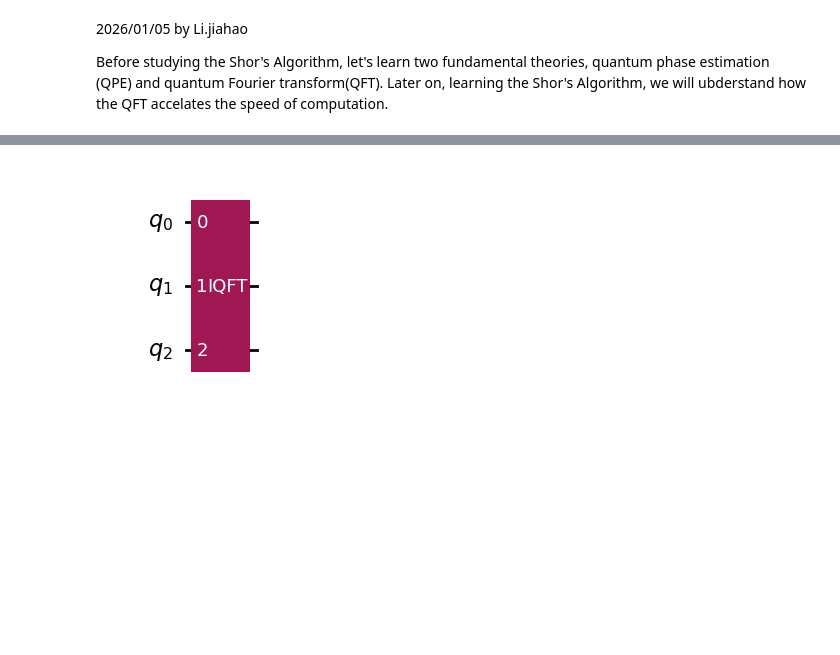
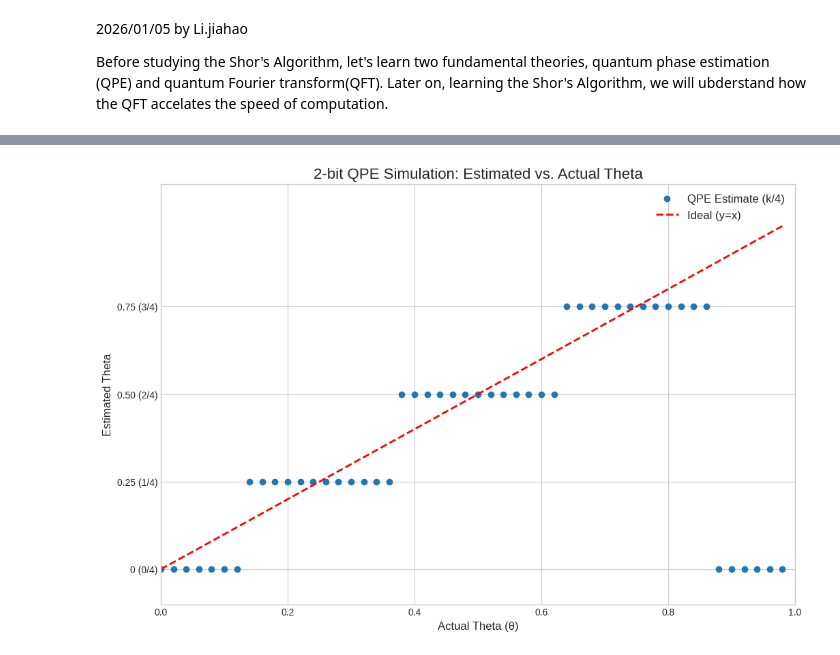
Before and after one commit to Vaguesunrain/MyQuantumLearn, a Jupyter notebook: NoteBook/AlgorithmsLearn/phaseEstimationAndQFT.ipynb, the cells around one changed output, grey strips where cells are left out. Saved outputs shown, nothing was run; the diff lists cells and outputs as text; code cells hidden in the pictures; blank space fills up the shorter version.

```diff
--- a/NoteBook/AlgorithmsLearn/phaseEstimationAndQFT.ipynb
+++ b/NoteBook/AlgorithmsLearn/phaseEstimationAndQFT.ipynb
@@ -87,66 +87,70 @@ $$
 $$
 Now, the information of phase is hidden in these states and we need a method to extract it. The method is Inverse Quantum Fourier Transform (IQFT). As we noted, for a single qubit, the IQFT is just an H-gate. Becuase we haven't introduce the QFT in detail yet, I will use a python program to solve it.
 # %%
+
 import numpy as np
-from qiskit import QuantumCircuit
-from qiskit.circuit.library import QFT # This import is still correct
-from qiskit_aer import AerSimulator
-from qiskit.visualization import plot_histogram, array_to_latex
+import matplotlib.pyplot as plt
 from qiskit.quantum_info import Statevector
+from qiskit.circuit.library import QFTGate
 
-n_qubits = 3
+%matplotlib inline
+
+n_qubits = 2
 N = 2**n_qubits
-k = 5 #  θ = 5/N
 
+qft_gate = QFTGate(
+    num_qubits=n_qubits,
+)
+iqft_gate = qft_gate.inverse()
 
-psi_in_vector = np.zeros(N, dtype=complex)
-for j in range(N):
-    psi_in_vector[j] = (1/np.sqrt(N)) * np.exp(2j * np.pi * k * j / N)
+print("--- 2-Qubit IQFT Circuit ---")
+print(iqft_gate)
 
-print("--- initial state |ψ_in> ---")
-display(array_to_latex(psi_in_vector, prefix="|\\psi_{in}\\rangle = "))
+# theta range from 0 to 1 with step 0.02
+thetas = np.arange(0, 1, 0.02)
 
-# --- 3. 使用 Statevector.evolve() 直接计算最终状态 ---
-# a. 从我们的numpy向量创建一个Statevector对象
-initial_sv = Statevector(psi_in_vector)
+# store results
+actual_thetas = []
+estimated_thetas = []
 
-# b. 创建一个只包含IQFT操作的电路
-iqft_circ = QuantumCircuit(n_qubits, name="IQFT Circuit")
+for theta in thetas:
+    # construct the initial statevector
+    # 1/sqrt(N) * sum_{j=0}^{N-1} exp(2*pi*i*theta*j) |j>
+    j_values = np.arange(N)
+    amplitudes = (1/np.sqrt(N)) * np.exp(2 * np.pi * 1j * theta * j_values)
 
-# ############################# CHANGE HERE ##################################
-# Old way: iqft_circ.append(QFT(num_qubits=n_qubits, inverse=True), range(n_qubits))
-# New, correct way: Create a QFT gate, then get its inverse.
-iqft_gate = QFT(n_qubits, name='IQFT').inverse()
-iqft_circ.append(iqft_gate, range(n_qubits))
-# ############################################################################
+    initial_sv = Statevector(amplitudes)
 
-print("\n--- 用于演化的操作电路 ---")
-display(iqft_circ.draw('mpl'))
+    final_sv = initial_sv.evolve(iqft_gate)
+    # display(final_sv.draw('latex'))
+    # probabilities() returns the measurement probabilities for each basis state
+    probabilities = final_sv.probabilities()
 
-# c. 使用 .evolve() 方法将IQFT操作应用到我们的初始状态向量上
-final_sv = initial_sv.evolve(iqft_circ)
+    # np.argmax() get the index of the maximum value
+    most_probable_outcome = np.argmax(probabilities)
 
-print("\n--- IQFT后的最终状态向量 |ψ_out> (通过直接计算得到) ---")
-display(array_to_latex(final_sv, prefix="|\\psi_{out}\\rangle = "))
+    #theta = k / N
+    theta_estimated = most_probable_outcome / N
 
-# --- 4. (可选) 使用模拟器验证测量结果 ---
-print("\n--- 为了生成直方图，我们构建一个完整的模拟电路 ---")
-full_circuit = QuantumCircuit(n_qubits)
-full_circuit.initialize(psi_in_vector, range(n_qubits))
-full_circuit.barrier()
+    actual_thetas.append(theta)
+    estimated_thetas.append(theta_estimated)
+0
 
-# ############################# CHANGE HERE ##################################
-# Apply the same change to the full circuit
-full_circuit.append(iqft_gate, range(n_qubits))
-# ############################################################################
+plt.style.use('seaborn-v0_8-whitegrid')
+fig, ax = plt.subplots(figsize=(12, 8))
 
-full_circuit.measure_all()
+ax.plot(actual_thetas, estimated_thetas, 'o', markersize=6, label='QPE Estimate (k/4)')
+ax.plot(actual_thetas, actual_thetas, 'r--', linewidth=2, label='Ideal (y=x)')
 
-# 使用QASM模拟器来模拟多次运行和测量的结果
-qasm_sim = AerSimulator()
-shots = 2048
-counts = qasm_sim.run(full_circuit, shots=shots).result().get_counts()
+ax.set_title(f'{n_qubits}-bit QPE Simulation: Estimated vs. Actual Theta', fontsize=16)
+ax.set_xlabel('Actual Theta (θ)', fontsize=12)
+ax.set_ylabel('Estimated Theta', fontsize=12)
 
-print(f"\n--- 模拟测量 {shots} 次后的结果 ---")
-display(plot_histogram(counts))
+ax.set_yticks([0, 0.25, 0.5, 0.75])
+ax.set_yticklabels(['0 (0/4)', '0.25 (1/4)', '0.50 (2/4)', '0.75 (3/4)'])
+ax.set_ylim(-0.1, 1.1)
+ax.set_xlim(0, 1)
+ax.legend(fontsize=12)
+
+plt.show()
 # %% [output]
@@ -164 +159 @@ $$
-[figure, old version]
+[figure, new version]
```
Also changed, not shown: parts of 6 cells of this notebook, 1 other file.
